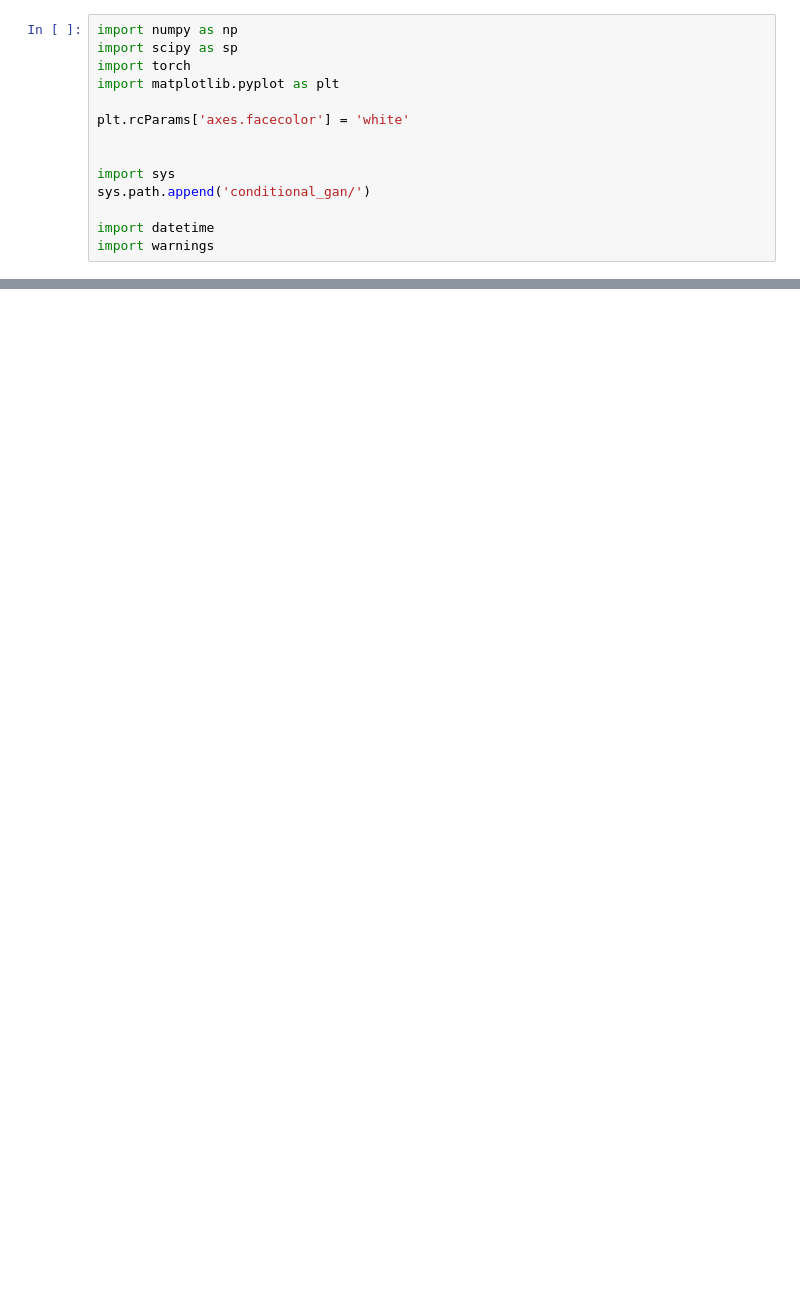
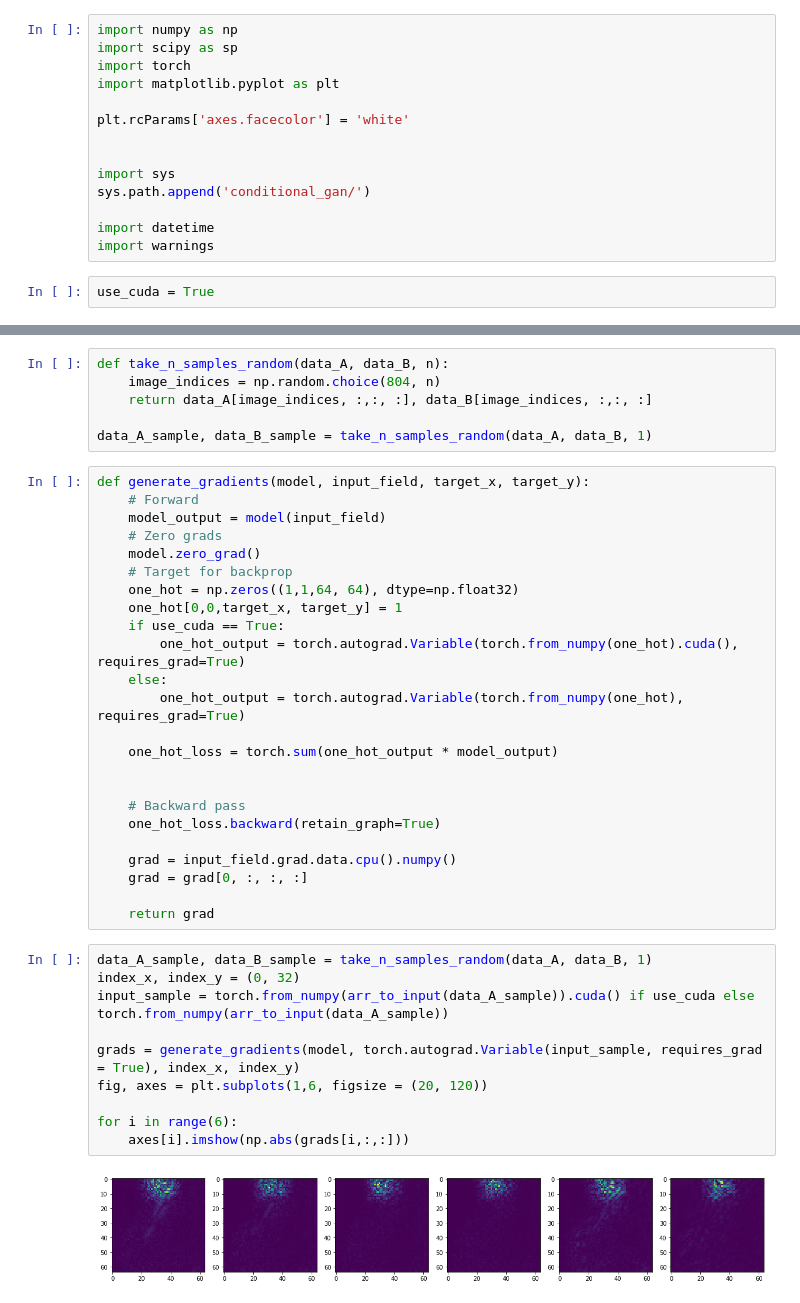
Before and after one commit to adrianalbert/domain-transfer-GAN, a Jupyter notebook: implementing interactive saliency maps.ipynb, the cells around one changed output, grey strips where cells are left out. Saved outputs shown, nothing was run; the diff lists cells and outputs as text; blank space fills up the shorter version.

```diff
--- a/implementing interactive saliency maps.ipynb
+++ b/implementing interactive saliency maps.ipynb
@@ -12,5 +12,7 @@ sys.path.append('conditional_gan/')
 
 import datetime
 import warnings
+# %%
+use_cuda = True
 # %%
 warnings.filterwarnings('ignore')
@@ -38,0 +81,42 @@ IOError: [Errno 2] No such file or directory: 'Livneh.AtmVar.CA.4km.2003_2013.nc
+# %%
+def take_n_samples_random(data_A, data_B, n):
+    image_indices = np.random.choice(804, n)
+    return data_A[image_indices, :,:, :], data_B[image_indices, :,:, :]
+
+data_A_sample, data_B_sample = take_n_samples_random(data_A, data_B, 1)
+# %%
+def generate_gradients(model, input_field, target_x, target_y):
+    # Forward
+    model_output = model(input_field)
+    # Zero grads
+    model.zero_grad()
+    # Target for backprop
+    one_hot = np.zeros((1,1,64, 64), dtype=np.float32)
+    one_hot[0,0,target_x, target_y] = 1
+    if use_cuda == True:
+        one_hot_output = torch.autograd.Variable(torch.from_numpy(one_hot).cuda(), requires_grad=True)
+    else:
+        one_hot_output = torch.autograd.Variable(torch.from_numpy(one_hot), requires_grad=True)
+
+    one_hot_loss = torch.sum(one_hot_output * model_output)
+
+
+    # Backward pass
+    one_hot_loss.backward(retain_graph=True)
+
+    grad = input_field.grad.data.cpu().numpy()
+    grad = grad[0, :, :, :]
+
+    return grad
+# %%
+data_A_sample, data_B_sample = take_n_samples_random(data_A, data_B, 1)
+index_x, index_y = (0, 32)
+input_sample = torch.from_numpy(arr_to_input(data_A_sample)).cuda() if use_cuda else torch.from_numpy(arr_to_input(data_A_sample))
+
+grads = generate_gradients(model, torch.autograd.Variable(input_sample, requires_grad = True), index_x, index_y)
+fig, axes = plt.subplots(1,6, figsize = (20, 120))
+
+for i in range(6):
+    axes[i].imshow(np.abs(grads[i,:,:]))
+# %% [output]
+[figure, added]
```
Also changed, not shown: parts of 15 cells of this notebook.
